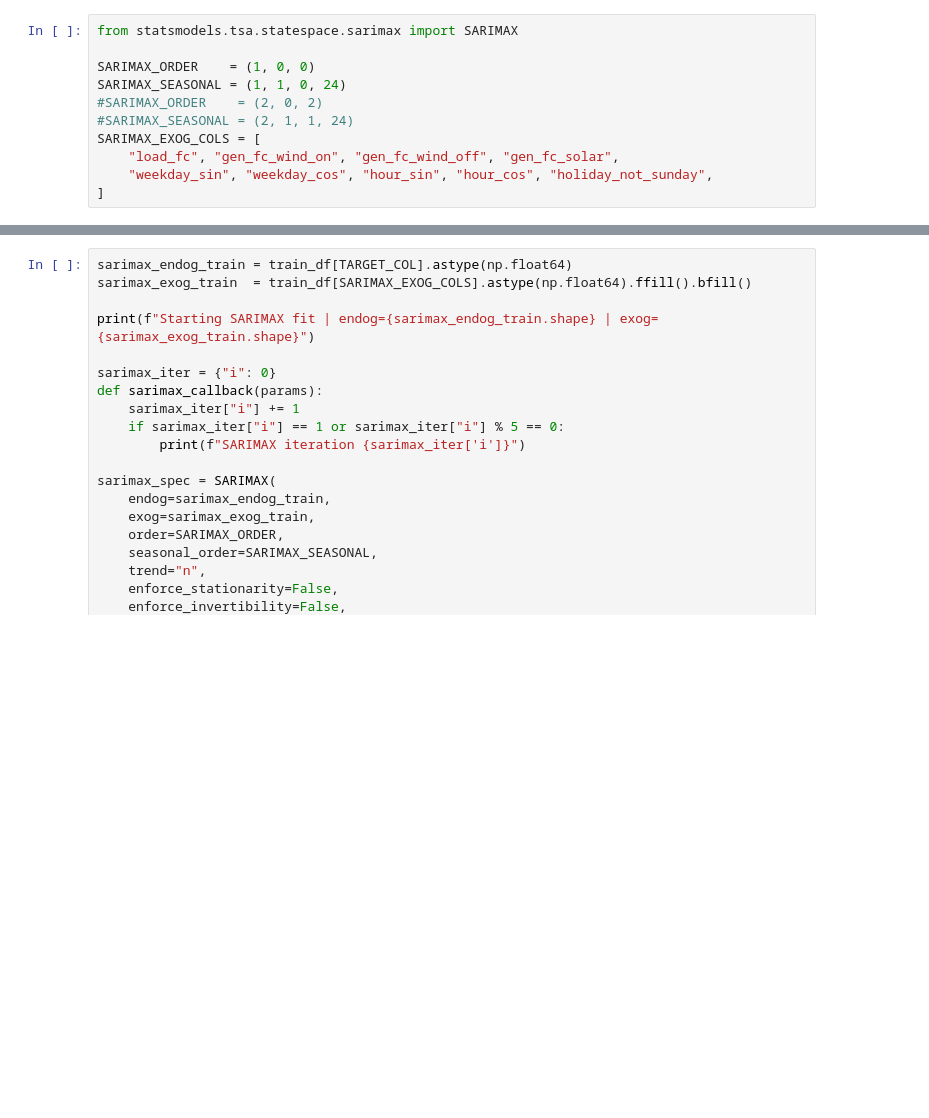
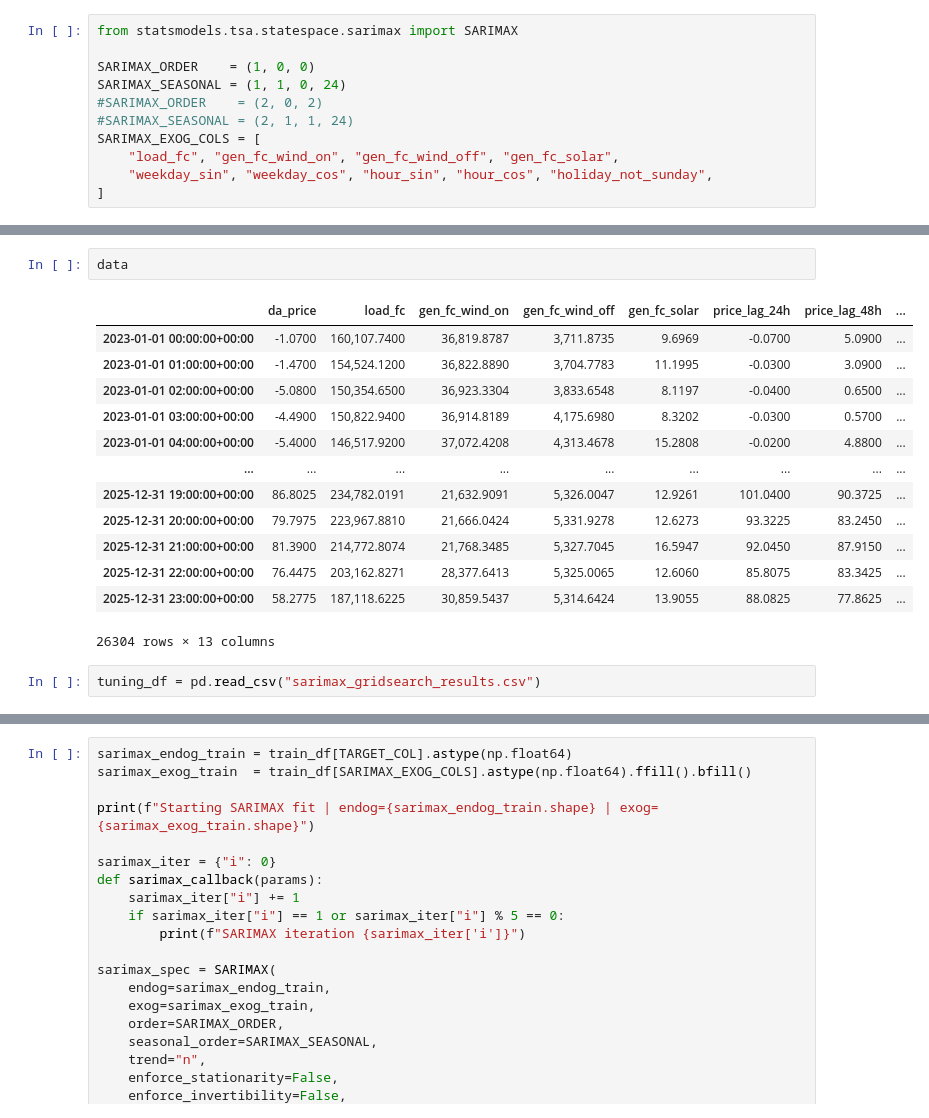
Before and after one commit to ds24m048/masters-thesis, a Jupyter notebook: price-forecast.ipynb, the cells around one changed output, grey strips where cells are left out. Saved outputs shown, nothing was run; the diff lists cells and outputs as text; blank space fills up the shorter version.

```diff
--- a/price-forecast.ipynb
+++ b/price-forecast.ipynb
@@ -1008,0 +1058,18 @@ SARIMAX_EXOG_COLS = [
+# %%
+data
+# %% [output]
+|  | da_price | load_fc | gen_fc_wind_on | gen_fc_wind_off | gen_fc_solar | price_lag_24h | price_lag_48h | ... |
+| 2023-01-01 00:00:00+00:00 | -1.0700 | 160,107.7400 | 36,819.8787 | 3,711.8735 | 9.6969 | -0.0700 | 5.0900 | ... |
+| 2023-01-01 01:00:00+00:00 | -1.4700 | 154,524.1200 | 36,822.8890 | 3,704.7783 | 11.1995 | -0.0300 | 3.0900 | ... |
+| 2023-01-01 02:00:00+00:00 | -5.0800 | 150,354.6500 | 36,923.3304 | 3,833.6548 | 8.1197 | -0.0400 | 0.6500 | ... |
+| 2023-01-01 03:00:00+00:00 | -4.4900 | 150,822.9400 | 36,914.8189 | 4,175.6980 | 8.3202 | -0.0300 | 0.5700 | ... |
+| 2023-01-01 04:00:00+00:00 | -5.4000 | 146,517.9200 | 37,072.4208 | 4,313.4678 | 15.2808 | -0.0200 | 4.8800 | ... |
+| ... | ... | ... | ... | ... | ... | ... | ... | ... |
+| 2025-12-31 19:00:00+00:00 | 86.8025 | 234,782.0191 | 21,632.9091 | 5,326.0047 | 12.9261 | 101.0400 | 90.3725 | ... |
+| 2025-12-31 20:00:00+00:00 | 79.7975 | 223,967.8810 | 21,666.0424 | 5,331.9278 | 12.6273 | 93.3225 | 83.2450 | ... |
+| 2025-12-31 21:00:00+00:00 | 81.3900 | 214,772.8074 | 21,768.3485 | 5,327.7045 | 16.5947 | 92.0450 | 87.9150 | ... |
+| 2025-12-31 22:00:00+00:00 | 76.4475 | 203,162.8271 | 28,377.6413 | 5,325.0065 | 12.6060 | 85.8075 | 83.3425 | ... |
+| 2025-12-31 23:00:00+00:00 | 58.2775 | 187,118.6225 | 30,859.5437 | 5,314.6424 | 13.9055 | 88.0825 | 77.8625 | ... |
+26304 rows × 13 columns
+# %%
+tuning_df = pd.read_csv("sarimax_gridsearch_results.csv")
```
Also changed, not shown: parts of 10 cells of this notebook.
